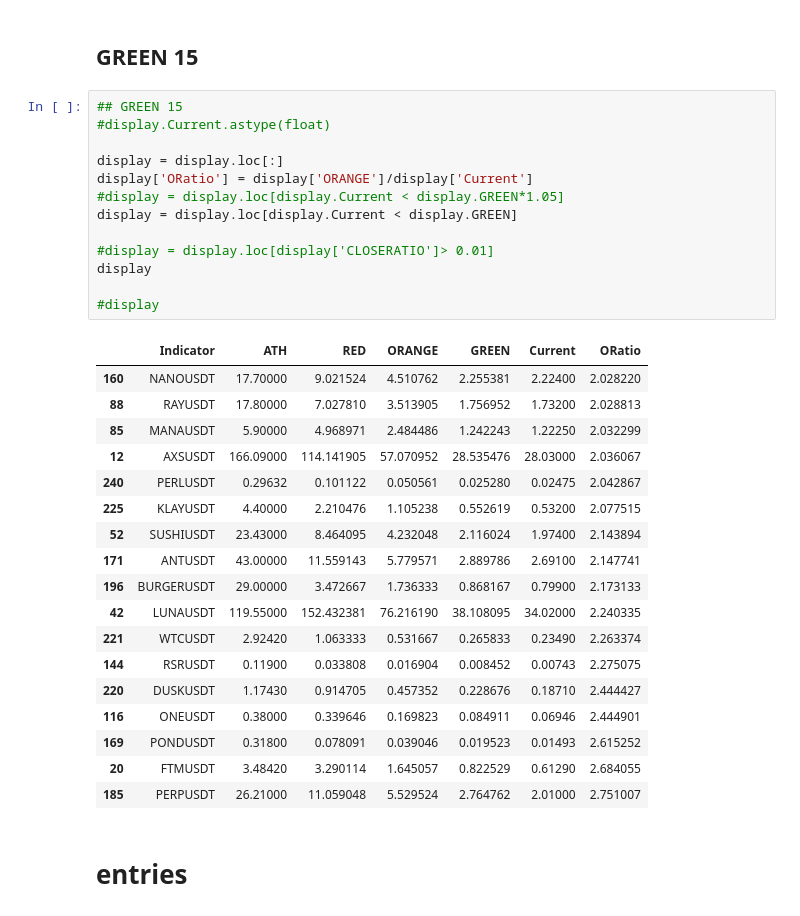
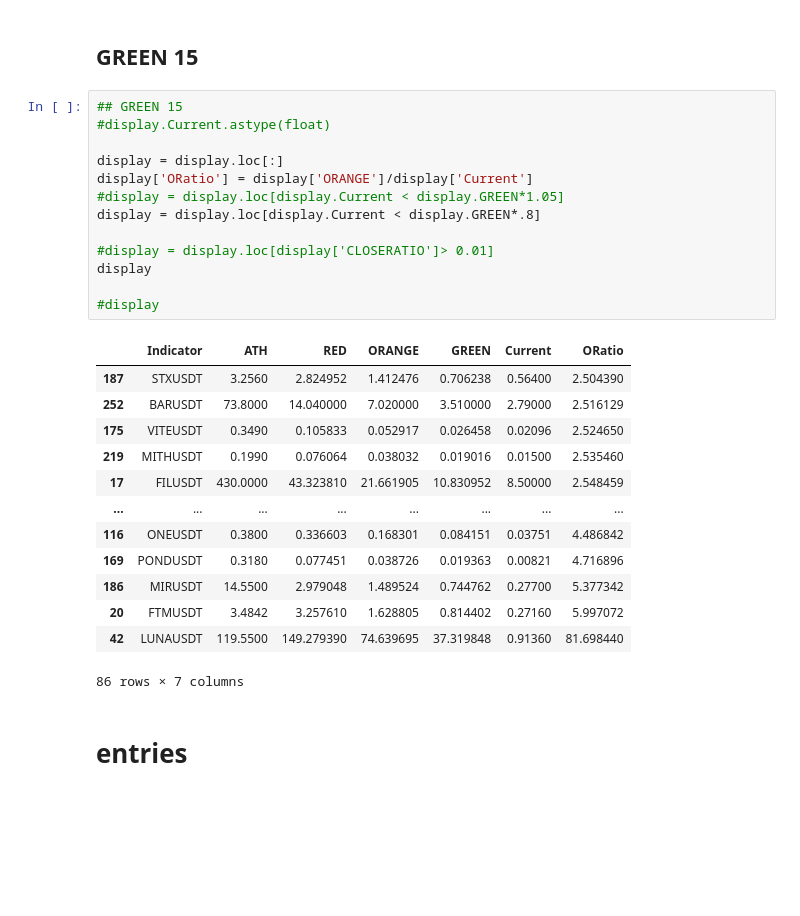
Before and after one commit to hjabbour/ML, a Jupyter notebook: Easyband-Entries.ipynb, the cells around one changed output. Saved outputs shown, nothing was run; the diff lists cells and outputs as text; blank space fills up the shorter version.

```diff
--- a/Easyband-Entries.ipynb
+++ b/Easyband-Entries.ipynb
@@ -343,35 +336,30 @@ test
 # %%
 ## GREEN 15
 #display.Current.astype(float)
 
 display = display.loc[:]
 display['ORatio'] = display['ORANGE']/display['Current']
 #display = display.loc[display.Current < display.GREEN*1.05]
-display = display.loc[display.Current < display.GREEN]
+display = display.loc[display.Current < display.GREEN*.8]
 
 #display = display.loc[display['CLOSERATIO']> 0.01]
 display
 
 #display
 # %% [output]
 |  | Indicator | ATH | RED | ORANGE | GREEN | Current | ORatio |
-| 160 | NANOUSDT | 17.70000 | 9.021524 | 4.510762 | 2.255381 | 2.22400 | 2.028220 |
-| 88 | RAYUSDT | 17.80000 | 7.027810 | 3.513905 | 1.756952 | 1.73200 | 2.028813 |
-| 85 | MANAUSDT | 5.90000 | 4.968971 | 2.484486 | 1.242243 | 1.22250 | 2.032299 |
-| 12 | AXSUSDT | 166.09000 | 114.141905 | 57.070952 | 28.535476 | 28.03000 | 2.036067 |
-| 240 | PERLUSDT | 0.29632 | 0.101122 | 0.050561 | 0.025280 | 0.02475 | 2.042867 |
-| 225 | KLAYUSDT | 4.40000 | 2.210476 | 1.105238 | 0.552619 | 0.53200 | 2.077515 |
-| 52 | SUSHIUSDT | 23.43000 | 8.464095 | 4.232048 | 2.116024 | 1.97400 | 2.143894 |
-| 171 | ANTUSDT | 43.00000 | 11.559143 | 5.779571 | 2.889786 | 2.69100 | 2.147741 |
-| 196 | BURGERUSDT | 29.00000 | 3.472667 | 1.736333 | 0.868167 | 0.79900 | 2.173133 |
-| 42 | LUNAUSDT | 119.55000 | 152.432381 | 76.216190 | 38.108095 | 34.02000 | 2.240335 |
-| 221 | WTCUSDT | 2.92420 | 1.063333 | 0.531667 | 0.265833 | 0.23490 | 2.263374 |
-| 144 | RSRUSDT | 0.11900 | 0.033808 | 0.016904 | 0.008452 | 0.00743 | 2.275075 |
-| 220 | DUSKUSDT | 1.17430 | 0.914705 | 0.457352 | 0.228676 | 0.18710 | 2.444427 |
-| 116 | ONEUSDT | 0.38000 | 0.339646 | 0.169823 | 0.084911 | 0.06946 | 2.444901 |
-| 169 | PONDUSDT | 0.31800 | 0.078091 | 0.039046 | 0.019523 | 0.01493 | 2.615252 |
-| 20 | FTMUSDT | 3.48420 | 3.290114 | 1.645057 | 0.822529 | 0.61290 | 2.684055 |
-| 185 | PERPUSDT | 26.21000 | 11.059048 | 5.529524 | 2.764762 | 2.01000 | 2.751007 |
+| 187 | STXUSDT | 3.2560 | 2.824952 | 1.412476 | 0.706238 | 0.56400 | 2.504390 |
+| 252 | BARUSDT | 73.8000 | 14.040000 | 7.020000 | 3.510000 | 2.79000 | 2.516129 |
+| 175 | VITEUSDT | 0.3490 | 0.105833 | 0.052917 | 0.026458 | 0.02096 | 2.524650 |
+| 219 | MITHUSDT | 0.1990 | 0.076064 | 0.038032 | 0.019016 | 0.01500 | 2.535460 |
+| 17 | FILUSDT | 430.0000 | 43.323810 | 21.661905 | 10.830952 | 8.50000 | 2.548459 |
+| ... | ... | ... | ... | ... | ... | ... | ... |
+| 116 | ONEUSDT | 0.3800 | 0.336603 | 0.168301 | 0.084151 | 0.03751 | 4.486842 |
+| 169 | PONDUSDT | 0.3180 | 0.077451 | 0.038726 | 0.019363 | 0.00821 | 4.716896 |
+| 186 | MIRUSDT | 14.5500 | 2.979048 | 1.489524 | 0.744762 | 0.27700 | 5.377342 |
+| 20 | FTMUSDT | 3.4842 | 3.257610 | 1.628805 | 0.814402 | 0.27160 | 5.997072 |
+| 42 | LUNAUSDT | 119.5500 | 149.279390 | 74.639695 | 37.319848 | 0.91360 | 81.698440 |
+86 rows × 7 columns
 # %% [markdown]
 # entries
 # %%
```
Also changed, not shown: parts of 11 cells of this notebook, 4 other files.
